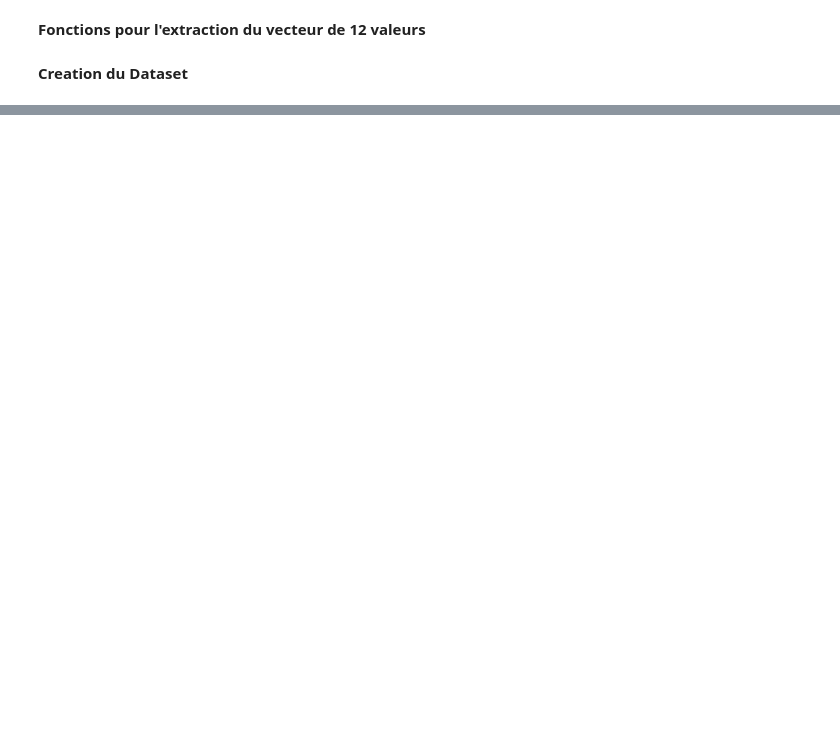
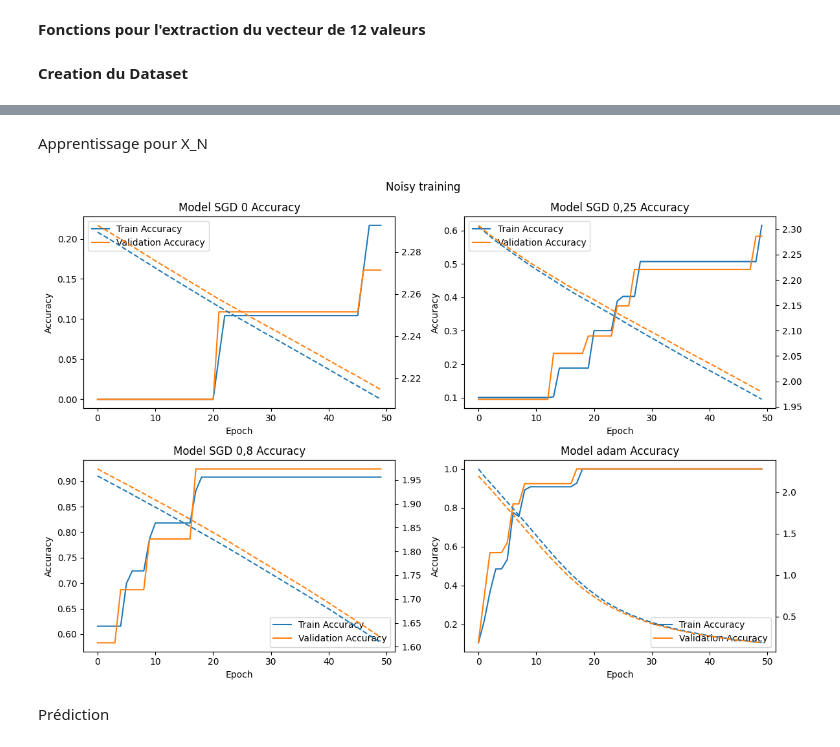
Before and after one commit to bonjooooour/PFE_Analayse_musicale, a Jupyter notebook: Chords_analysis/rn_on_one_chord.ipynb, the cells around one changed output, grey strips where cells are left out. Cells and saved outputs as stored; diff of their text form; code cells hidden in the pictures; blank space fills up the shorter version.

```diff
--- a/Chords_analysis/rn_on_one_chord.ipynb
+++ b/Chords_analysis/rn_on_one_chord.ipynb
@@ -392,0 +89,7 @@ Performance : 16.666666666666664%
+# %%
+label_encoder = LabelEncoder()
+labels_encodedN = label_encoder.fit_transform(labelsNoisy)
+
+X_trainN, X_testN, y_trainN, y_testN = train_test_split(featuresNoisy, labels_encodedN, test_size=0.3,shuffle=True)
+X_trainN = np.array(X_trainN)
+X_testN = np.array(X_testN)
@@ -392,0 +129,2 @@ Performance : 16.666666666666664%
+# %%
+models = [modelMomentum0, modelMomentum0_25, modelMomentum0_8, modelAdam]
@@ -392,0 +177,10 @@ Performance : 16.666666666666664%
+# %%
+print(f'Validation sur X_C')
+for idx, model in enumerate(models, start=1):
+    error = calculate_error(model, X_testC, y_testC)
+    print(f'Model {val[idx-1]} Error: {error:.2f}%')
+print(f' ')
+print(f'Validation sur X_N')
+for idx, model in enumerate(models, start=1):
+    error = calculate_error(model, X_testN, y_testN)
+    print(f'Model {val[idx-1]} Error: {error:.2f}%')
@@ -392,0 +207,2 @@ Performance : 16.666666666666664%
+# %% [markdown]
+Apprentissage pour X_N
@@ -392,0 +240,35 @@ Performance : 16.666666666666664%
+# %%
+# Création d'une grille 2x2
+fig, axes = plt.subplots(2, 2, figsize=(12, 8))
+val = ['SGD 0','SGD 0,25','SGD 0,8','adam']
+
+# Boucle pour remplir chaque sous-graphique
+for i in range(2):
+    for j in range(2):
+        idx = i * 2 + j + 1  # Index de l'historique
+        ax = axes[i, j]
+
+        # Sélectionnez l'historique correspondant
+        history = globals()['history{}'.format(idx)]
+
+        # Train Accuracy vs Validation Accuracy
+        ax.plot(history.history['accuracy'], label='Train Accuracy')
+        ax.plot(history.history['val_accuracy'], label='Validation Accuracy')
+        ax.set_ylabel('Accuracy')
+        ax.set_xlabel('Epoch')
+        ax.legend()
+
+        # Train Loss vs Validation Loss
+        ax = axes[i, j].twinx()  # Créez un axe partagé pour les deux graphiques
+        ax.plot(history.history['loss'], linestyle='dashed')
+        ax.plot(history.history['val_loss'], linestyle='dashed')
+        ax.set_title(f'Model {val[idx-1]} Accuracy')
+
+# Ajustez la mise en page
+plt.suptitle('Noisy training')
+plt.tight_layout()
+plt.show()
+# %% [output]
+[figure, added]
+# %% [markdown]
+Prédiction
```
Also changed, not shown: parts of 51 cells of this notebook, 2 other files.
